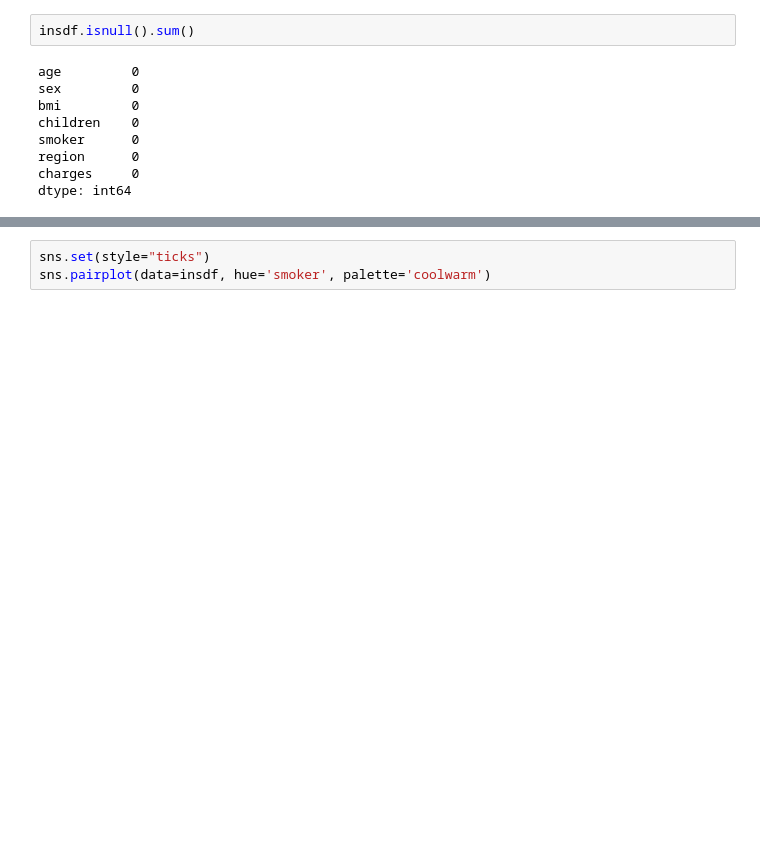
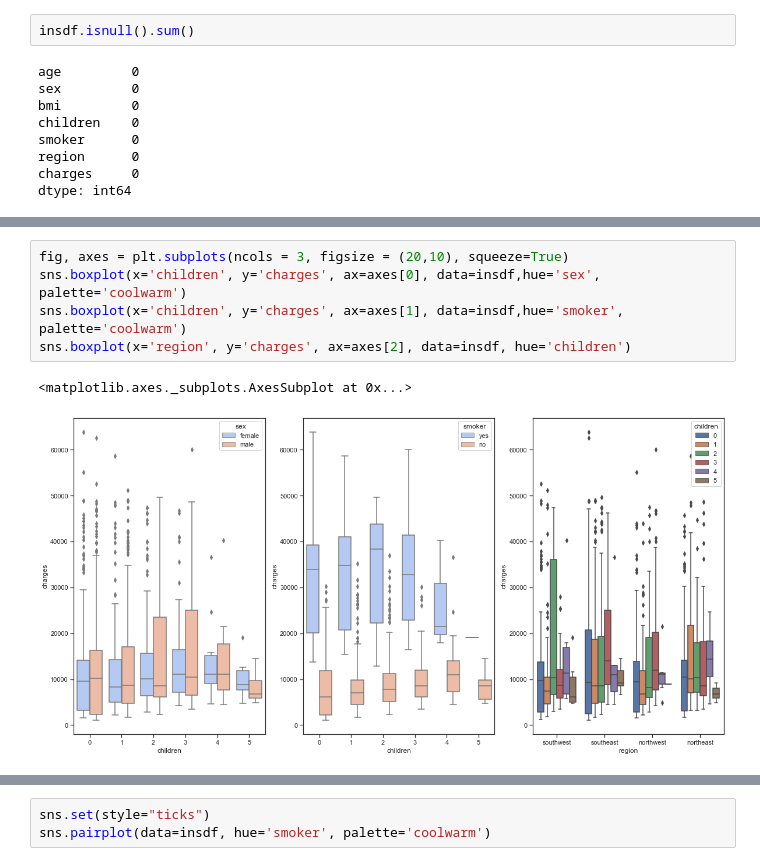
Before and after one commit to dhimantj/ML-Projects, a Jupyter notebook: 1_Linear Regression Projects/Linear Regression - insurance data - Portfolio - James Odendal, PhD.ipynb, the cells around one changed output, grey strips where cells are left out. Saved outputs shown, nothing was run; the diff lists cells and outputs as text; blank space fills up the shorter version.

```diff
--- a/1_Linear Regression Projects/Linear Regression - insurance data - Portfolio - James Odendal, PhD.ipynb
+++ b/1_Linear Regression Projects/Linear Regression - insurance data - Portfolio - James Odendal, PhD.ipynb
@@ -129,0 +198,8 @@ sns.scatterplot(x='bmi', y='charges', ax=axes[2], data=insdf,hue='region')
+# %%
+fig, axes = plt.subplots(ncols = 3, figsize = (20,10), squeeze=True)
+sns.boxplot(x='children', y='charges', ax=axes[0], data=insdf,hue='sex', palette='coolwarm')
+sns.boxplot(x='children', y='charges', ax=axes[1], data=insdf,hue='smoker', palette='coolwarm')
+sns.boxplot(x='region', y='charges', ax=axes[2], data=insdf, hue='children')
+# %% [output]
+<matplotlib.axes._subplots.AxesSubplot at 0x...>
+[figure, added]
```
Also changed, not shown: parts of 54 cells of this notebook.
